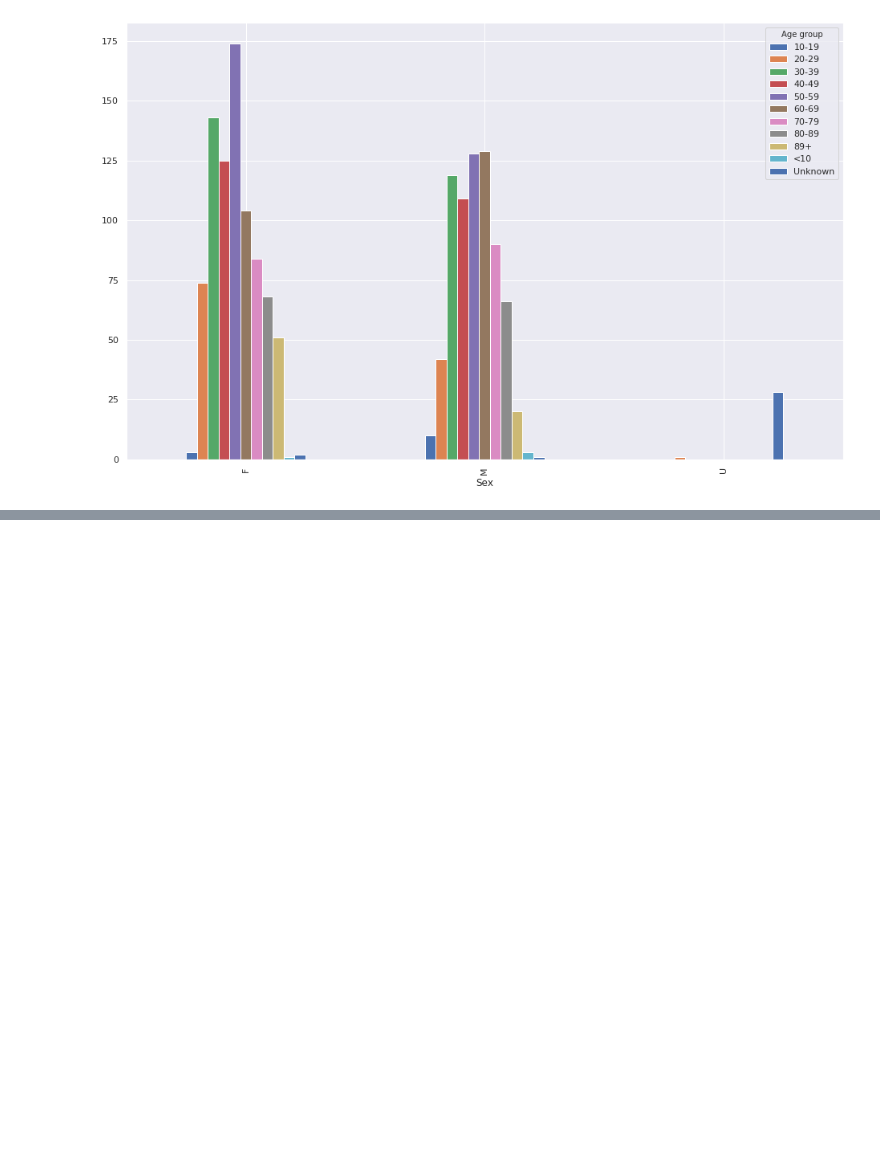
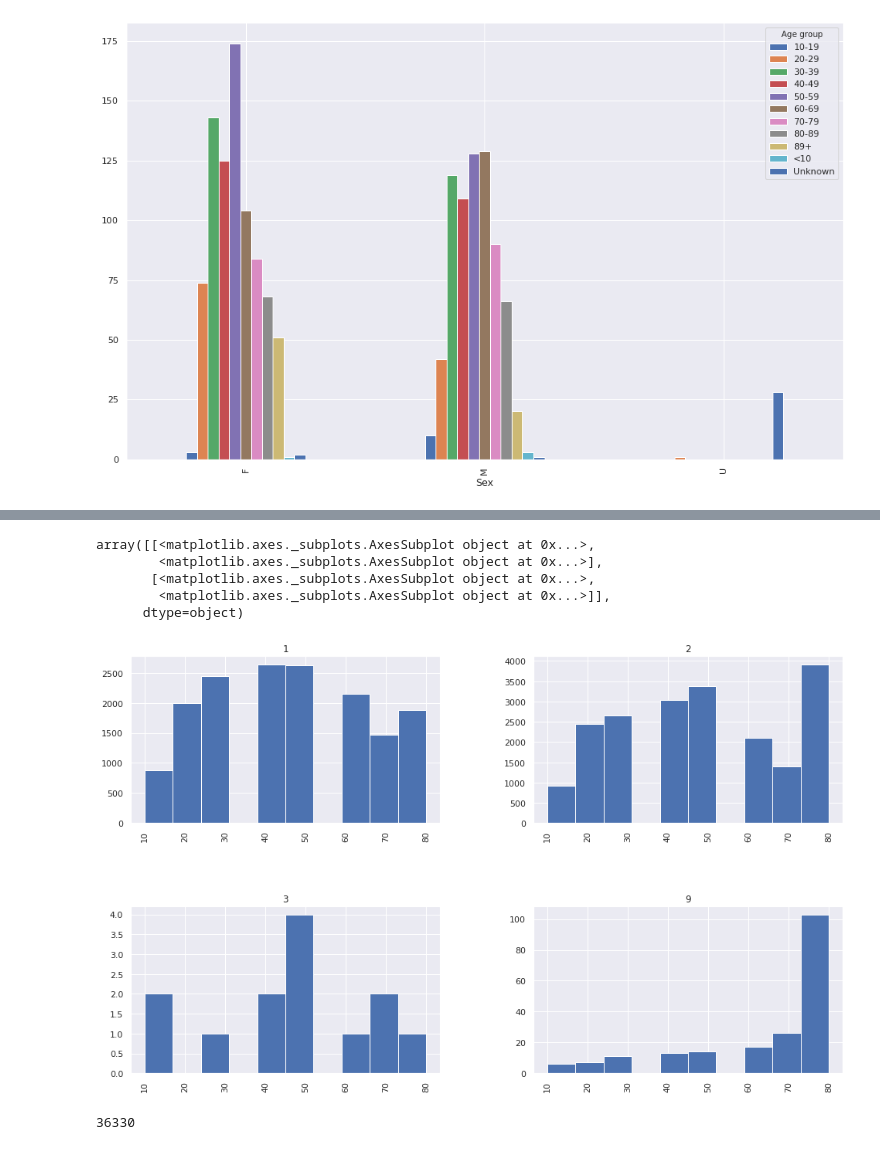
Before and after one commit to ianabc/cov19, a Jupyter notebook: R-to-py-CanCovidData.ipynb, the cells around one changed output, grey strips where cells are left out. Saved outputs shown, nothing was run; the diff lists cells and outputs as text; code cells hidden in the pictures; blank space fills up the shorter version.

```diff
--- a/R-to-py-CanCovidData.ipynb
+++ b/R-to-py-CanCovidData.ipynb
@@ -108,0 +126,2 @@ BCCaseDF.groupby('Sex')['Age group'].value_counts().unstack().fillna(0).plot(kin
+# %%
+statsCanDF = pd.read_csv('13100766.csv')
@@ -108,0 +173,3 @@ BCCaseDF.groupby('Sex')['Age group'].value_counts().unstack().fillna(0).plot(kin
+# %%
+pivotDF = pd.pivot_table(statsCanDF, index='Case identifier number', columns=['Case information'], values='VALUE')
+pivotDF
@@ -108,0 +191,19 @@ BCCaseDF.groupby('Sex')['Age group'].value_counts().unstack().fillna(0).plot(kin
+# %%
+inttypes= ['Gender',
+           'Age group',
+           'Date case was last updated - day',
+           'Date case was last updated - month',
+           'Death',
+           'Death, previous status',
+           'Episode date - day',
+           'Episode date - month',
+           'Gender',
+           'Hospitalization',
+           'Hospitalization, previous status',
+           'Intensive care unit',
+           'Intensive care unit, previous status',
+           'Transmission'
+          ]
+
+for column in inttypes:
+    pivotDF[column] = pd.to_numeric(pivotDF[column], downcast='integer')
@@ -108,0 +220,15 @@ BCCaseDF.groupby('Sex')['Age group'].value_counts().unstack().fillna(0).plot(kin
+# %%
+pivotDF['Age bin'] = pivotDF[pivotDF['Age group'] < 99]['Age group'] * 10
+# %%
+pivotDF['Age bin'].hist(by=pivotDF['Gender'])
+# %% [output]
+array([[<matplotlib.axes._subplots.AxesSubplot object at 0x...>,
+        <matplotlib.axes._subplots.AxesSubplot object at 0x...>],
+       [<matplotlib.axes._subplots.AxesSubplot object at 0x...>,
+        <matplotlib.axes._subplots.AxesSubplot object at 0x...>]],
+      dtype=object)
+[figure, added]
+# %%
+sum(pivotDF.Gender < 3)
+# %% [output]
+36330
```
Also changed, not shown: parts of 19 cells of this notebook, 1 other file.
